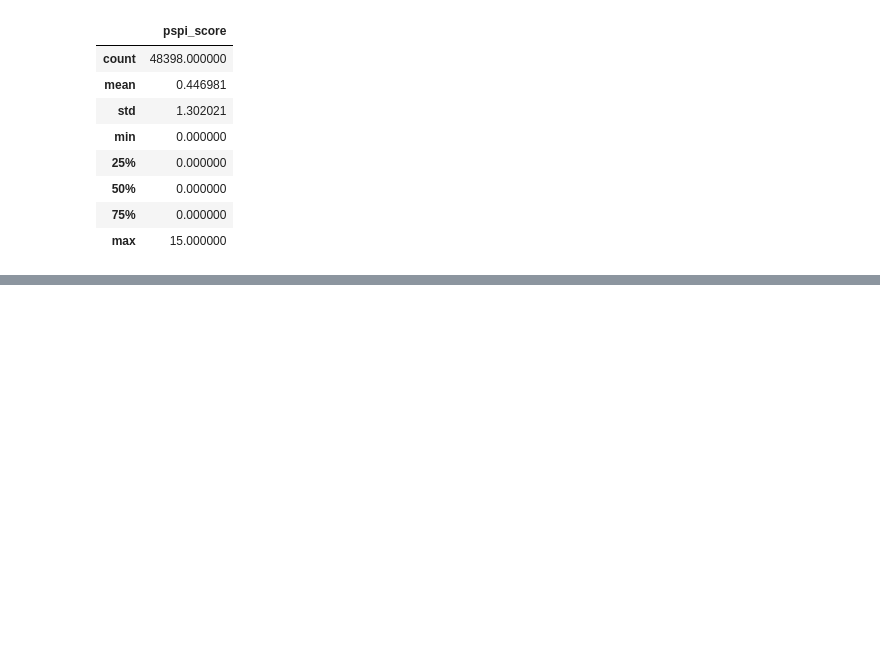
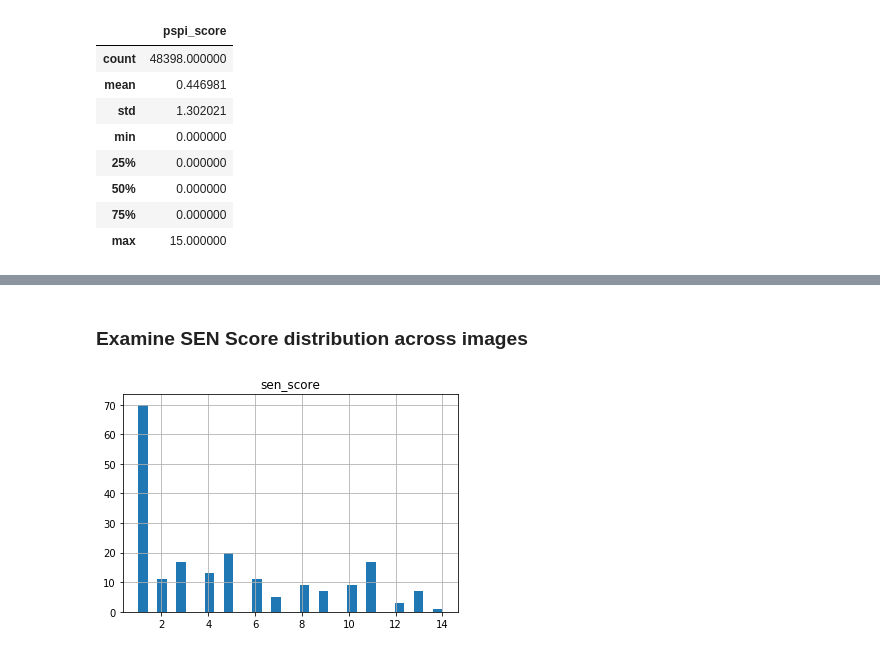
Before and after one commit to aramakrishnan1/w210-final-project, a Jupyter notebook: Dataset_EDA.ipynb, the cells around one changed output, grey strips where cells are left out. Saved outputs shown, nothing was run; the diff lists cells and outputs as text; code cells hidden in the pictures; blank space fills up the shorter version.

```diff
--- a/Dataset_EDA.ipynb
+++ b/Dataset_EDA.ipynb
@@ -74,0 +230,9 @@ print float(len(df[df['pspi_score'] > 0.0])) / float(len(df)) * 100
+# %% [markdown]
+### Examine SEN Score distribution across images
+# %%
+df2 = pd.DataFrame({
+         'sen_score': sen_scores
+         }, index=sequences)
+hist = df2.hist(bins=32)
+# %% [output]
+[figure, added]
```
Also changed, not shown: parts of 32 cells of this notebook.
